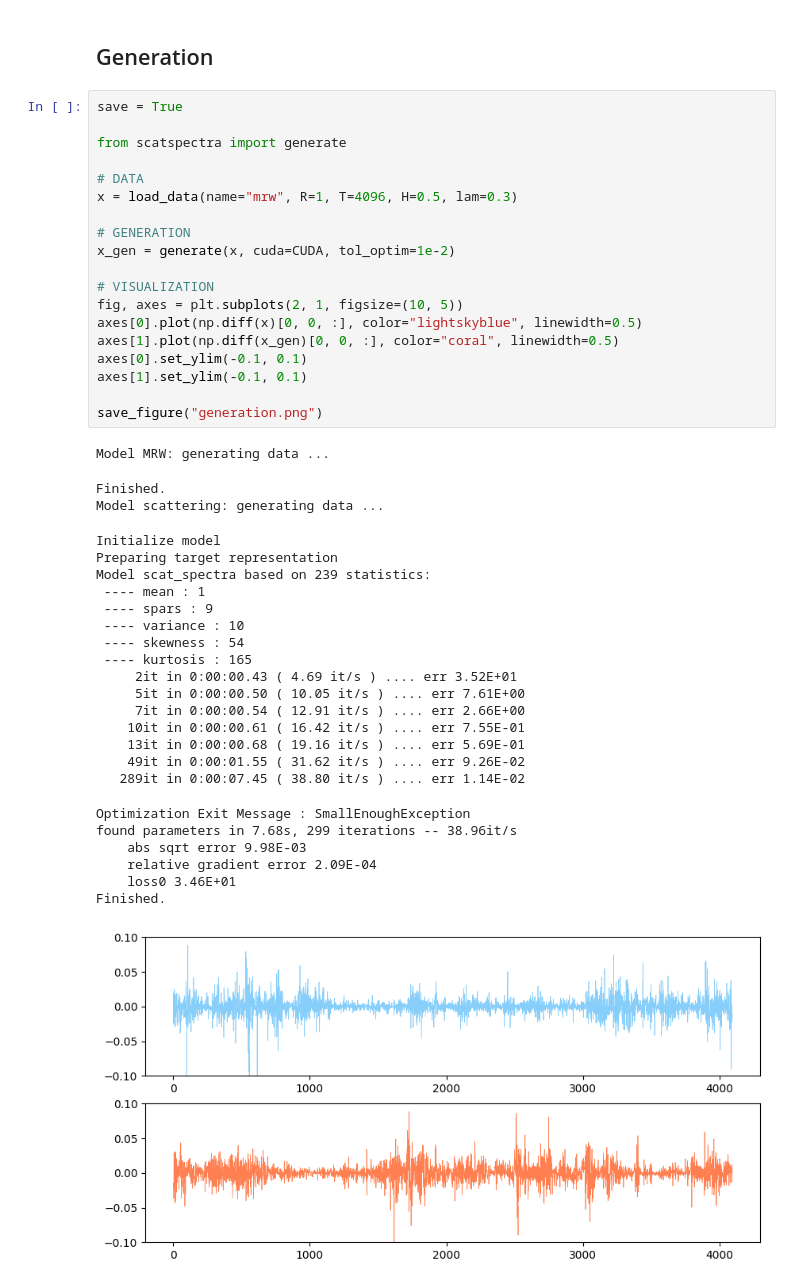
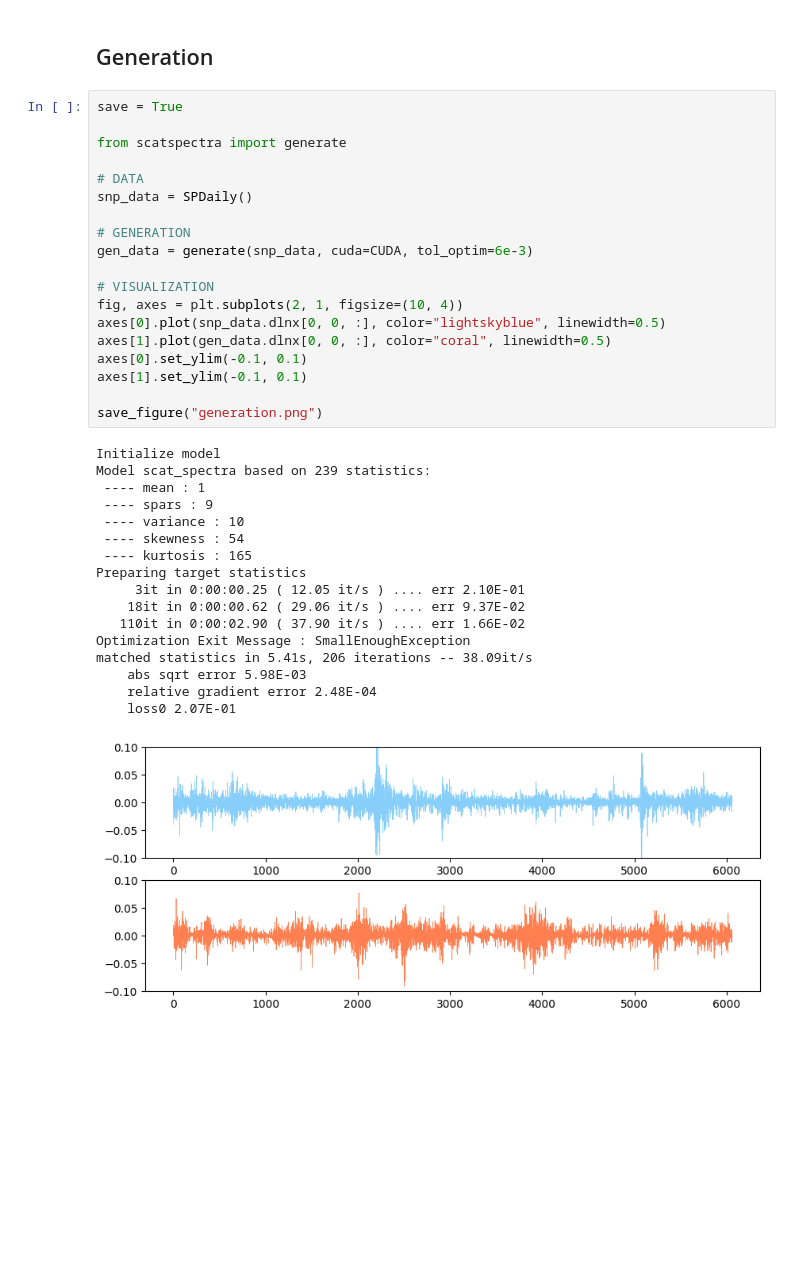
Before and after one commit to RudyMorel/scattering_spectra, a Jupyter notebook: testing.ipynb, the cells around one changed output. Saved outputs shown, nothing was run; the diff lists cells and outputs as text; blank space fills up the shorter version.

```diff
--- a/testing.ipynb
+++ b/testing.ipynb
@@ -571,45 +557,37 @@ self_simi_obstruction_score(x2, J=8, nchunks=128, cuda=CUDA)
 # %%
 save = True
 
 from scatspectra import generate
 
 # DATA
-x = load_data(name="mrw", R=1, T=4096, H=0.5, lam=0.3)
+snp_data = SPDaily()
 
 # GENERATION
-x_gen = generate(x, cuda=CUDA, tol_optim=1e-2)
+gen_data = generate(snp_data, cuda=CUDA, tol_optim=6e-3)
 
 # VISUALIZATION
-fig, axes = plt.subplots(2, 1, figsize=(10, 5))
-axes[0].plot(np.diff(x)[0, 0, :], color="lightskyblue", linewidth=0.5)
-axes[1].plot(np.diff(x_gen)[0, 0, :], color="coral", linewidth=0.5)
+fig, axes = plt.subplots(2, 1, figsize=(10, 4))
+axes[0].plot(snp_data.dlnx[0, 0, :], color="lightskyblue", linewidth=0.5)
+axes[1].plot(gen_data.dlnx[0, 0, :], color="coral", linewidth=0.5)
 axes[0].set_ylim(-0.1, 0.1)
 axes[1].set_ylim(-0.1, 0.1)
 
 save_figure("generation.png")
 # %% [output]
-Model MRW: generating data ...
+Initialize model
+Model scat_spectra based on 239 statistics:
+ ---- mean : 1
+ ---- spars : 9
+ ---- variance : 10
+ ---- skewness : 54
+ ---- kurtosis : 165
+Preparing target statistics
+     3it in 0:00:00.25 ( 12.05 it/s ) .... err 2.10E-01
+    18it in 0:00:00.62 ( 29.06 it/s ) .... err 9.37E-02
+   110it in 0:00:02.90 ( 37.90 it/s ) .... err 1.66E-02
+Optimization Exit Message : SmallEnoughException
+matched statistics in 5.41s, 206 iterations -- 38.09it/s
+    abs sqrt error 5.98E-03
+    relative gradient error 2.48E-04
+    loss0 2.07E-01
-Finished.
-Model scattering: generating data ...
-Initialize model
-Preparing target representation
-Model scat_spectra based on 239 statistics:
- ---- mean : 1
- ---- spars : 9
- ---- variance : 10
- ---- skewness : 54
- ---- kurtosis : 165
-     2it in 0:00:00.43 ( 4.69 it/s ) .... err 3.52E+01
-     5it in 0:00:00.50 ( 10.05 it/s ) .... err 7.61E+00
-     7it in 0:00:00.54 ( 12.91 it/s ) .... err 2.66E+00
-    10it in 0:00:00.61 ( 16.42 it/s ) .... err 7.55E-01
-    13it in 0:00:00.68 ( 19.16 it/s ) .... err 5.69E-01
-    49it in 0:00:01.55 ( 31.62 it/s ) .... err 9.26E-02
-   289it in 0:00:07.45 ( 38.80 it/s ) .... err 1.14E-02
-Optimization Exit Message : SmallEnoughException
-found parameters in 7.68s, 299 iterations -- 38.96it/s
-    abs sqrt error 9.98E-03
-    relative gradient error 2.09E-04
-    loss0 3.46E+01
-Finished.
-[figure, old version]
+[figure, new version]
```
Also changed, not shown: parts of 11 cells of this notebook, 11 other files.
